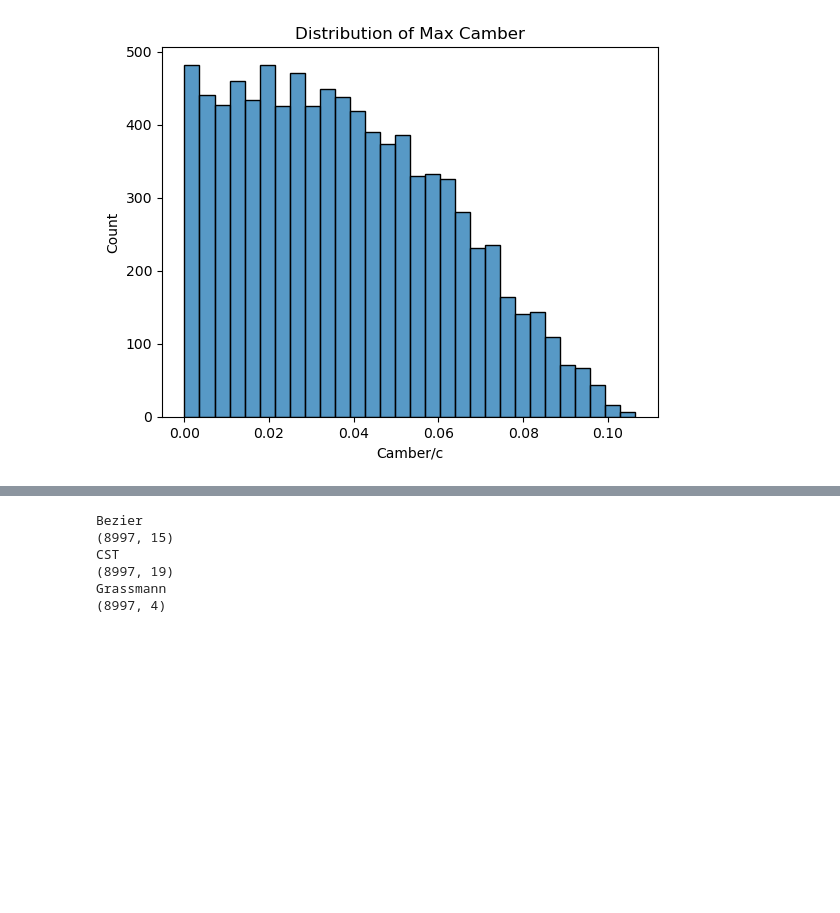
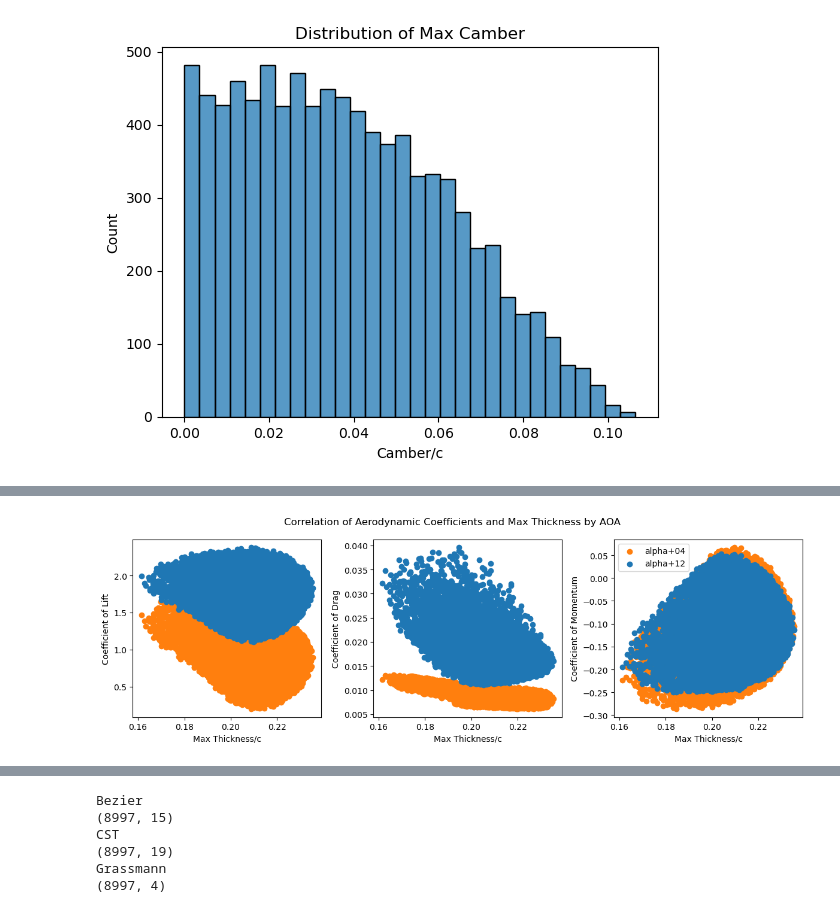
Before and after one commit to NREL/windAI_bench, a Jupyter notebook: airfoil_9k/explore_airfoil_9k_data.ipynb, the cells around one changed output, grey strips where cells are left out. Saved outputs shown, nothing was run; the diff lists cells and outputs as text; code cells hidden in the pictures; blank space fills up the shorter version.

```diff
--- a/airfoil_9k/explore_airfoil_9k_data.ipynb
+++ b/airfoil_9k/explore_airfoil_9k_data.ipynb
@@ -206,0 +211,40 @@ plt.show()
+# %%
+# Visualize distributions of coeffients of lift, drag, and moment as a function of angle of attack across all airfoils
+with h5py.File(data_path, 'r') as hf:
+        cl_alpha04 = hf['alpha+04']['C_l'][()]
+        cd_alpha04 = hf['alpha+04']['C_d'][()]
+        cm_alpha04 = hf['alpha+04']['C_m'][()]
+
+        cl_alpha12 = hf['alpha+12']['C_l'][()]
+        cd_alpha12 = hf['alpha+12']['C_d'][()]
+        cm_alpha12 = hf['alpha+12']['C_m'][()]
+
+plt.figure(figsize=(12, 4))
+
+plt.subplot(131)
+ax = plt.scatter(x=np.max(thickness_arr_2d, axis=1), y=cl_alpha04, c='tab:orange', label='alpha+04')
+ax = plt.scatter(x=np.max(thickness_arr_2d, axis=1), y=cl_alpha12, c='tab:blue', label='alpha+12')
+# ax.set_xticklabels([4,12])
+plt.xlabel('Max Thickness/c')
+plt.ylabel('Coefficient of Lift')
+
+plt.subplot(132)
+ax = plt.scatter(x=np.max(thickness_arr_2d, axis=1), y=cd_alpha04, c='tab:orange', label='alpha+04')
+ax = plt.scatter(x=np.max(thickness_arr_2d, axis=1), y=cd_alpha12, c='tab:blue', label='alpha+12')
+# ax.set_xticklabels([4,12])
+plt.xlabel('Max Thickness/c')
+plt.ylabel('Coefficient of Drag')
+
+plt.subplot(133)
+ax = plt.scatter(x=np.max(thickness_arr_2d, axis=1), y=cm_alpha04, c='tab:orange', label='alpha+04')
+ax = plt.scatter(x=np.max(thickness_arr_2d, axis=1), y=cm_alpha12, c='tab:blue', label='alpha+12')
+# ax.set_xticklabels([4,12])
+plt.xlabel('Max Thickness/c')
+plt.ylabel('Coefficient of Momentum')
+
+plt.legend(loc='upper left')
+plt.suptitle('Correlation of Aerodynamic Coefficients and Max Thickness by AOA')
+plt.tight_layout()
+plt.show()
+# %% [output]
+[figure, added]
```
Also changed, not shown: parts of 5 cells of this notebook, 1 other file.
